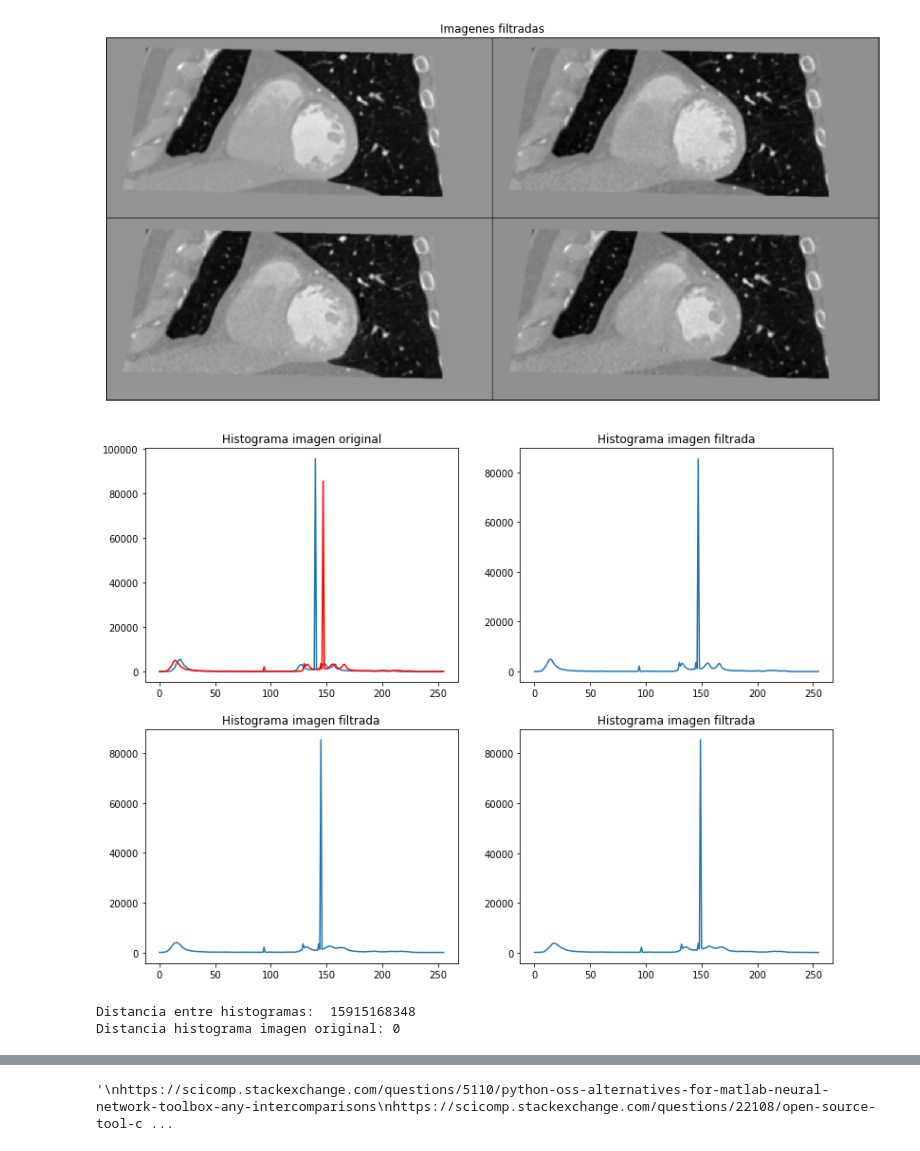
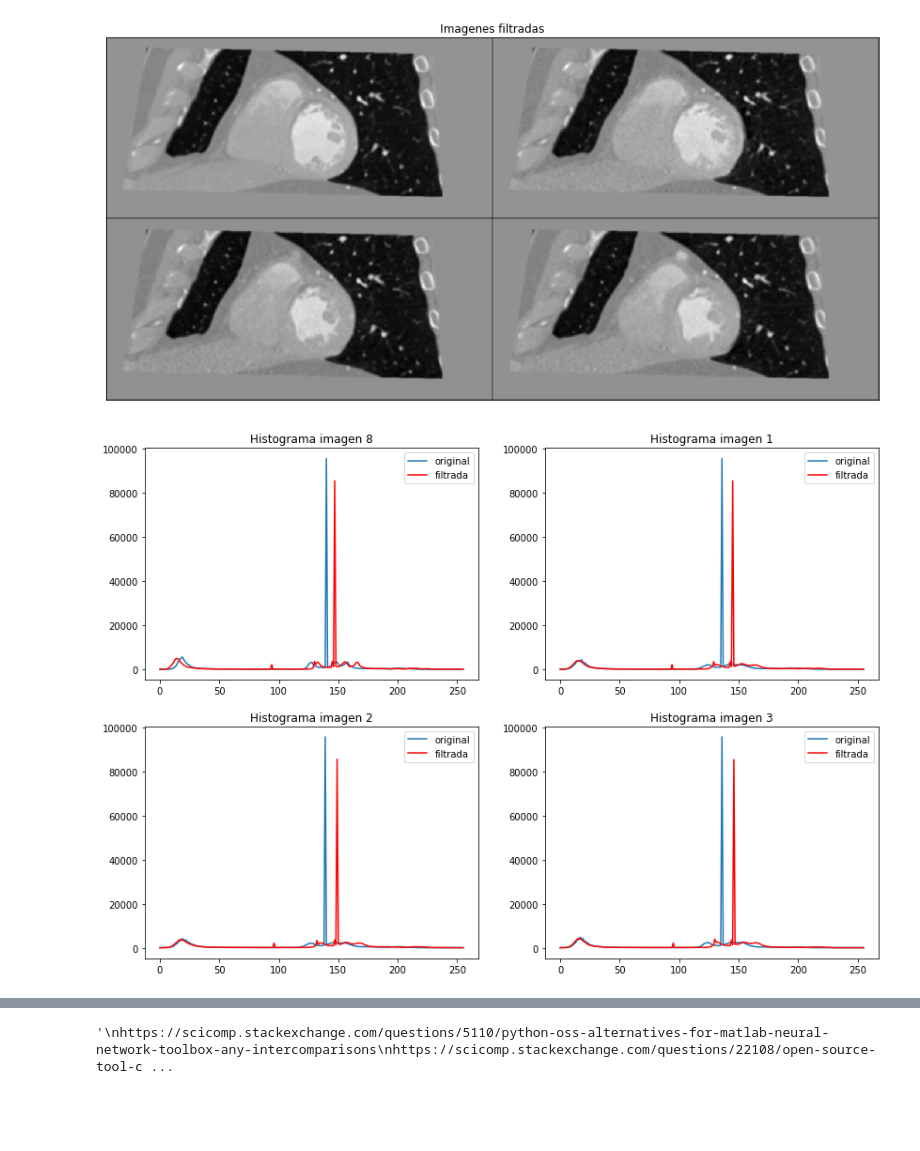
Before and after one commit to sjukdom/reconocimiento-de-patrones, a Jupyter notebook: Practica 3/Practica_3.ipynb, the cells around one changed output, grey strips where cells are left out. Drawn from its saved outputs; the diff is of its cells as text; code cells hidden in the pictures; blank space fills up the shorter version.

```diff
--- a/Practica 3/Practica_3.ipynb
+++ b/Practica 3/Practica_3.ipynb
@@ -88,15 +86,12 @@ for i in range(1,4):
 # %%
-# Convolucion de la imagen con el filtro binomial 7x7
+# Convolucion de las imagenes con el filtro binomial 7x7
 bin7 = np.array([1,6,15,20,15,6,1])
 binKernel =  np.outer(bin7, bin7)
 binKernel = binKernel * (1/np.sum(binKernel))
 
-imBinomial = signal.convolve2d(im, binKernel, 'same')
+imgs_binomial = []
 
-# Convolucion del filtro binomial con las 3 imagenes
-images_binomial = []
-
-for i in range(3):
-    images_binomial.append(signal.convolve2d(images[i], binKernel, 'same'))
+for i in range(10):
+    imgs_binomial.append(signal.convolve2d(imgs[i], binKernel, 'same'))
 # %%
 # Concatenacion de las imagenes filtradas
@@ -123,19 +110,35 @@ im_b3hist = exposure.histogram(images_binomial[2], nbins=256)
+# %%
+# Calculo de los histogramas
+
+imgs_hist = []
+imgs_bin_hist = []
+
+for i in range(10):
+    imgs_hist.append(exposure.histogram(imgs[i], nbins=256))
+    imgs_bin_hist.append(exposure.histogram(imgs_binomial[i], nbins=256))
 # %%
-plt.figure(figsize=(13,10))
+plt.figure(figsize=(14,10))
 plt.subplot(221)
-plt.plot(im_hist[0])
-plt.plot(im_bhist[0], 'r')
-plt.title('Histograma imagen original')
+plt.plot(imgs_hist[7][0])
+plt.plot(imgs_bin_hist[7][0], 'r')
+plt.legend(['original', 'filtrada'])
+plt.title('Histograma imagen 8')
 plt.subplot(222)
-plt.plot(im_bhist[0])
-plt.title('Histograma imagen filtrada')
+plt.plot(imgs_hist[0][0])
+plt.plot(imgs_bin_hist[0][0], 'r')
+plt.legend(['original', 'filtrada'])
+plt.title('Histograma imagen 1')
 plt.subplot(223)
-plt.plot(im_b1hist[0])
-plt.title('Histograma imagen filtrada')
+plt.plot(imgs_hist[1][0])
+plt.plot(imgs_bin_hist[1][0], 'r')
+plt.legend(['original', 'filtrada'])
+plt.title('Histograma imagen 2')
 plt.subplot(224)
-plt.plot(im_b2hist[0])
-plt.title('Histograma imagen filtrada')
+plt.plot(imgs_hist[2][0])
+plt.plot(imgs_bin_hist[2][0], 'r')
+plt.legend(['original', 'filtrada'])
+plt.title('Histograma imagen 3')
 plt.show()
 # %% [output]
-[figure, old version]
+[figure, new version]
 # %%
@@ -144,9 +148,3 @@ def chi_square(hist1, hist2):
     for n1, n2 in zip(hist1, hist2):
         d += np.square(n1-n2)
     return d
-# %%
-print('Distancia entre histogramas: ', chi_square(im_hist[0], im_bhist[0]))
-print('Distancia histograma imagen original:', chi_square(im_hist[0], im_hist[0]))
-# %% [output]
-Distancia entre histogramas:  15915168348
-Distancia histograma imagen original: 0
```
Also changed, not shown: parts of 12 cells of this notebook.
